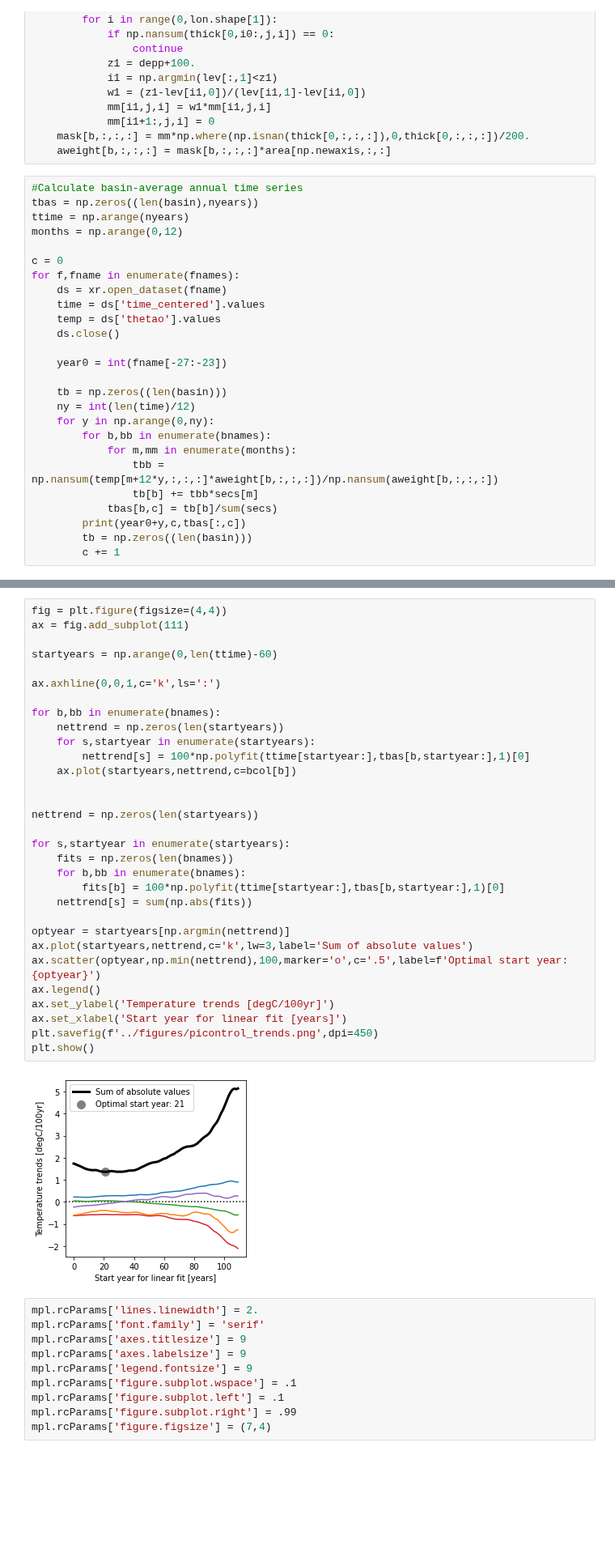
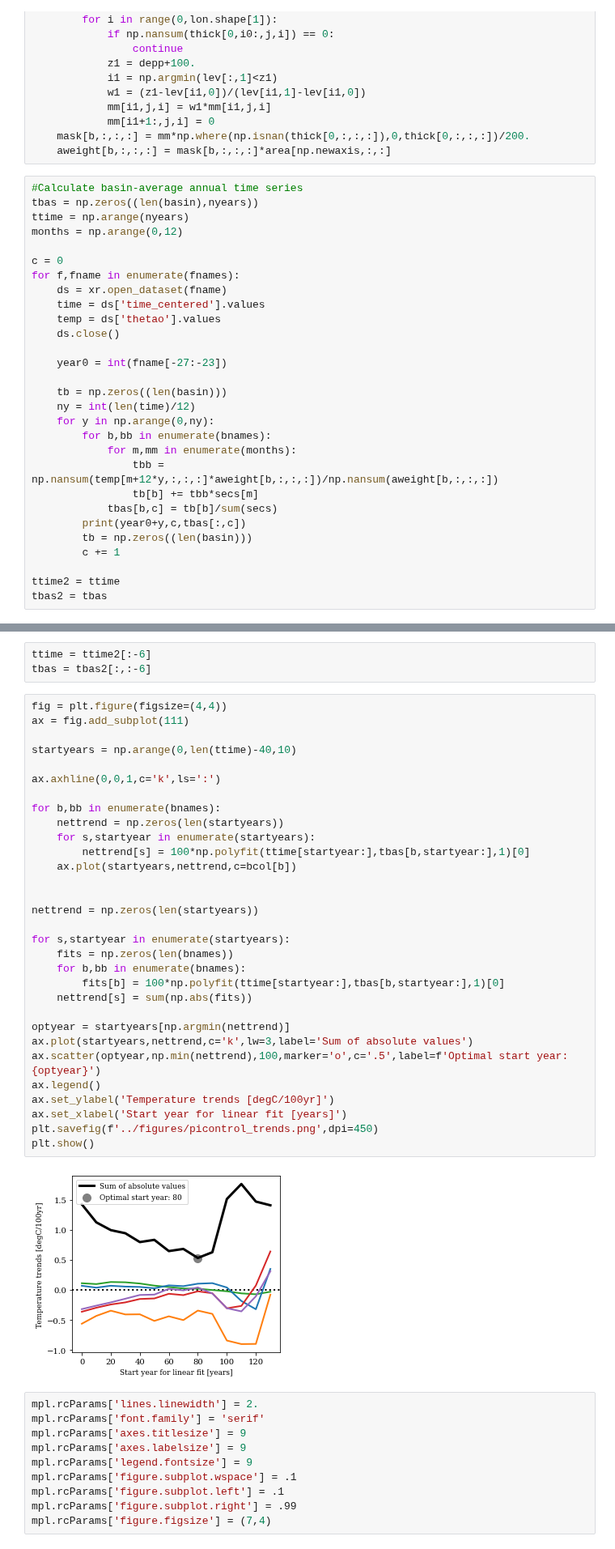
Before and after one commit to erwinlambert/feedback, a Jupyter notebook: notebooks/Draftplot_temperature.ipynb, the cells around one changed output, grey strips where cells are left out. Shown at 81% size. Drawn from its saved outputs; the diff is of its cells as text; blank space fills up the shorter version.

```diff
--- a/notebooks/Draftplot_temperature.ipynb
+++ b/notebooks/Draftplot_temperature.ipynb
@@ -113,6 +113,9 @@ for f,fname in enumerate(fnames):
         print(year0+y,c,tbas[:,c])
         tb = np.zeros((len(basin)))
         c += 1
+
+ttime2 = ttime
+tbas2 = tbas
 # %% [output]
 1850 0 [ 0.25193966 -1.50577199  2.40433786  1.35673781  0.12984292]
 1851 1 [ 0.22354953 -1.47730729  2.48575935  1.63699365  0.21272299]
@@ -134,36 +137,39 @@ for f,fname in enumerate(fnames):
+# %%
+ttime = ttime2[:-6]
+tbas = tbas2[:,:-6]
 # %%
 fig = plt.figure(figsize=(4,4))
 ax = fig.add_subplot(111)
 
-startyears = np.arange(0,len(ttime)-60)
+startyears = np.arange(0,len(ttime)-40,10)
 
 ax.axhline(0,0,1,c='k',ls=':')
 
 for b,bb in enumerate(bnames):
     nettrend = np.zeros(len(startyears))
     for s,startyear in enumerate(startyears):
         nettrend[s] = 100*np.polyfit(ttime[startyear:],tbas[b,startyear:],1)[0]
     ax.plot(startyears,nettrend,c=bcol[b])
 
 
 nettrend = np.zeros(len(startyears))
 
 for s,startyear in enumerate(startyears):
     fits = np.zeros(len(bnames))
     for b,bb in enumerate(bnames):
         fits[b] = 100*np.polyfit(ttime[startyear:],tbas[b,startyear:],1)[0]
     nettrend[s] = sum(np.abs(fits))
 
 optyear = startyears[np.argmin(nettrend)]
 ax.plot(startyears,nettrend,c='k',lw=3,label='Sum of absolute values')
 ax.scatter(optyear,np.min(nettrend),100,marker='o',c='.5',label=f'Optimal start year: {optyear}')
 ax.legend()
 ax.set_ylabel('Temperature trends [degC/100yr]')
 ax.set_xlabel('Start year for linear fit [years]')
 plt.savefig(f'../figures/picontrol_trends.png',dpi=450)
 plt.show()
 # %% [output]
-[figure, old version]
+[figure, new version]
 # %%
 mpl.rcParams['lines.linewidth'] = 2.
 mpl.rcParams['font.family'] = 'serif'
```
Also changed, not shown: parts of 2 cells of this notebook, 2 other files.
